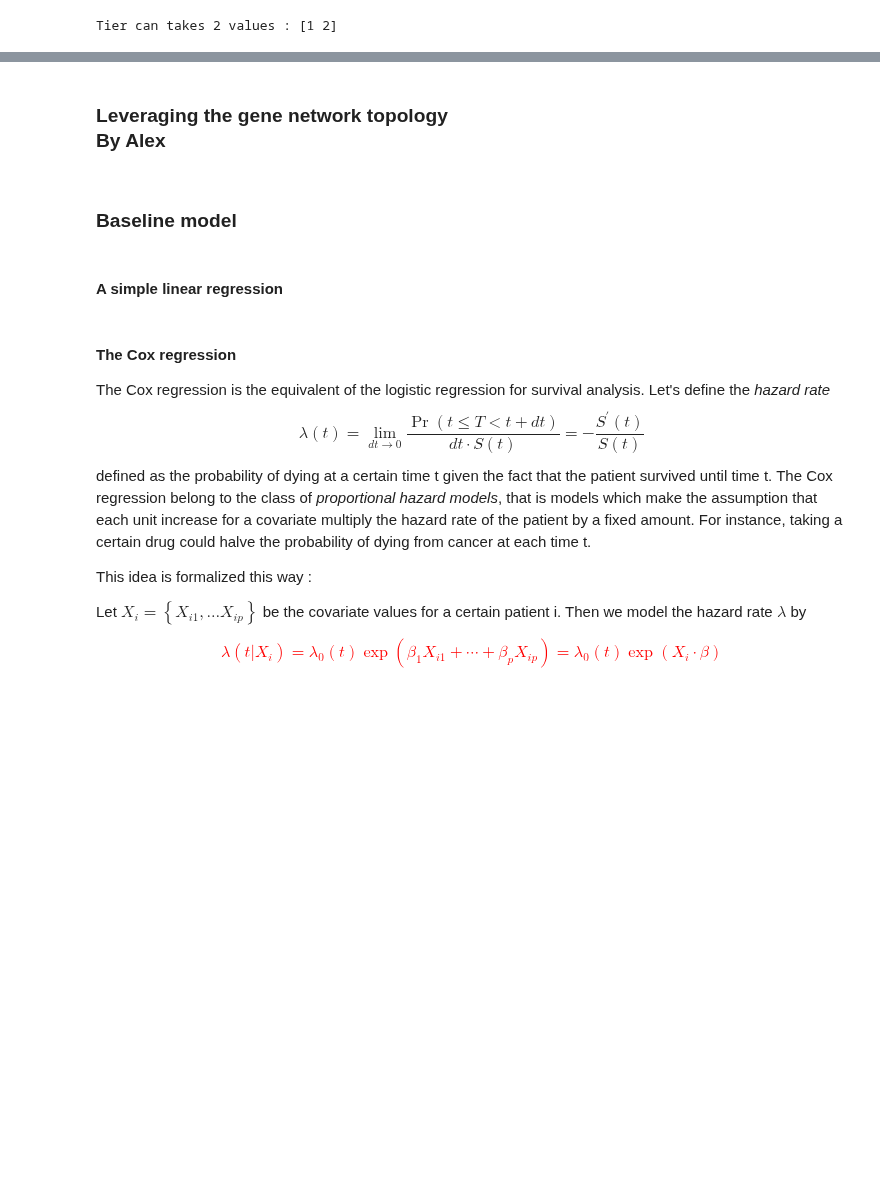
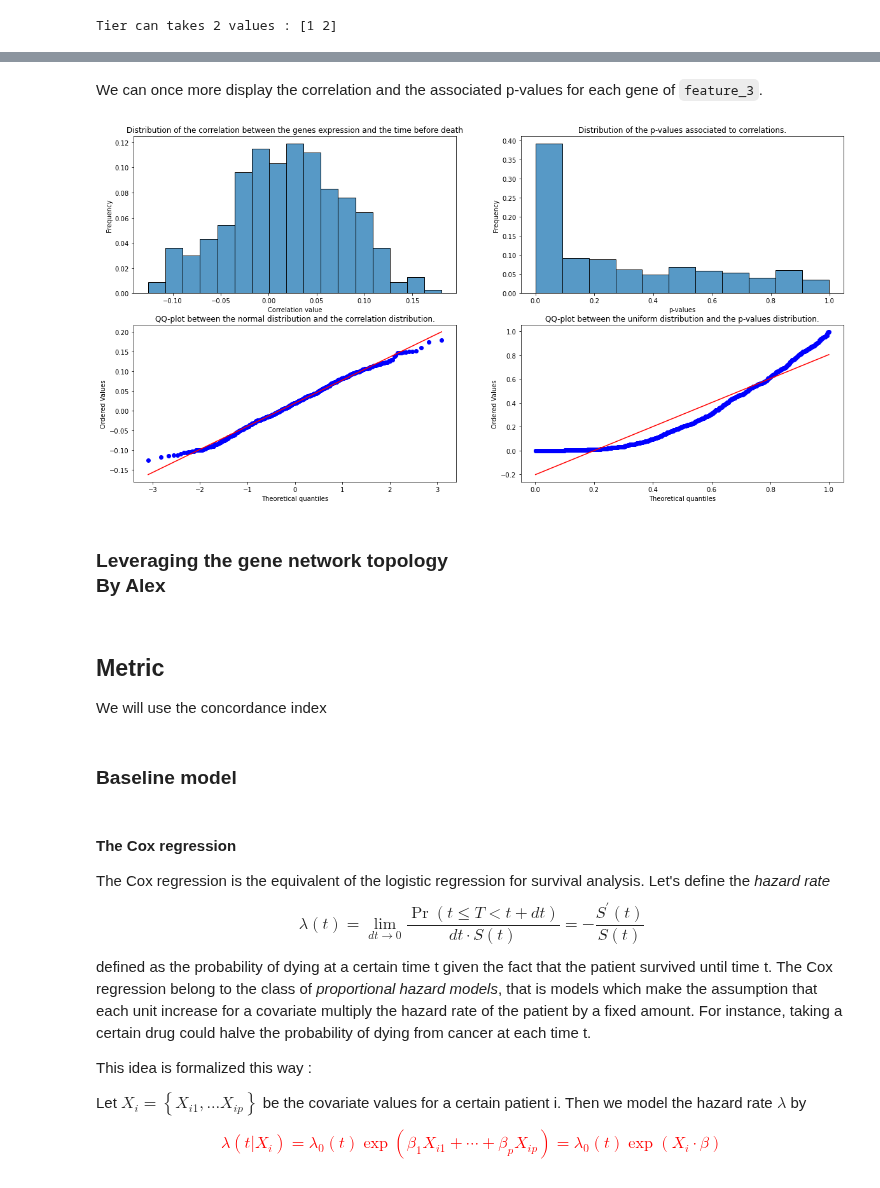
Before and after one commit to StephaneBereux/Cancer-survival-challenge, a Jupyter notebook: starting_kit.ipynb, the cells around one changed output, grey strips where cells are left out. Drawn from its saved outputs; the diff is of its cells as text; code cells hidden in the pictures; blank space fills up the shorter version.

````diff
--- a/starting_kit.ipynb
+++ b/starting_kit.ipynb
@@ -511,0 +552,7 @@ The CENSUS database contains 723 genes.
+# %%
+genes_consensus = set(census['Gene Symbol'].to_numpy())
+print('The CENSUS database contains %i genes.' % len(genes_consensus))
+common_genes = genes_consensus.intersection(set(X_train.columns))
+print('%i are both part of the CENSUS database and of X_train.' % len(common_genes))
+
+census.head()
@@ -528,9 +591,21 @@ pearsonr(X_uncensored['FAM110C'].to_numpy(), y_uncensored)
+# %%
+feature_3 = X_train.filter(common_genes)
+# %% [markdown]
+We can once more display the correlation and the associated p-values for each gene of ```feature_3```.
+# %%
+log_time = np.log(y_train)
+correlation_df = compute_correlations(feature_3, log_time)
+display_correlations(correlation_df)
+# %% [output]
+[figure, added]
 # %% [markdown]
 ###  Leveraging the gene network topology <p color=#C00000> By Alex </p>
+# %% [markdown]
+## Metric
+
+We will use the concordance index
 # %% [markdown]
 ### Baseline model <a name="baseline_model"></a>
-# %% [markdown]
-#### A simple linear regression
 # %% [markdown]
 #### The Cox regression<a name="cox_regression"></a>
 
````
Also changed, not shown: parts of 30 cells of this notebook, 2 other files.
